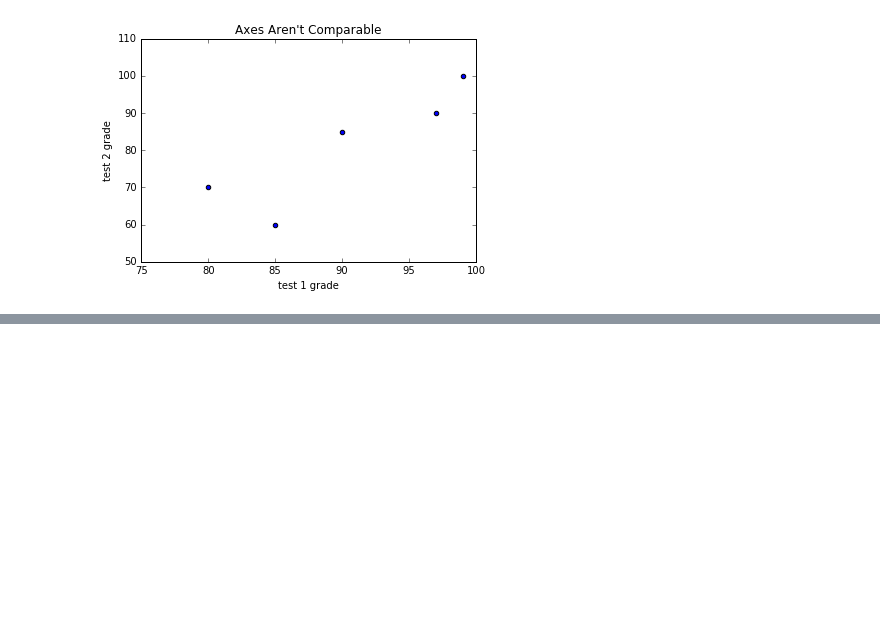
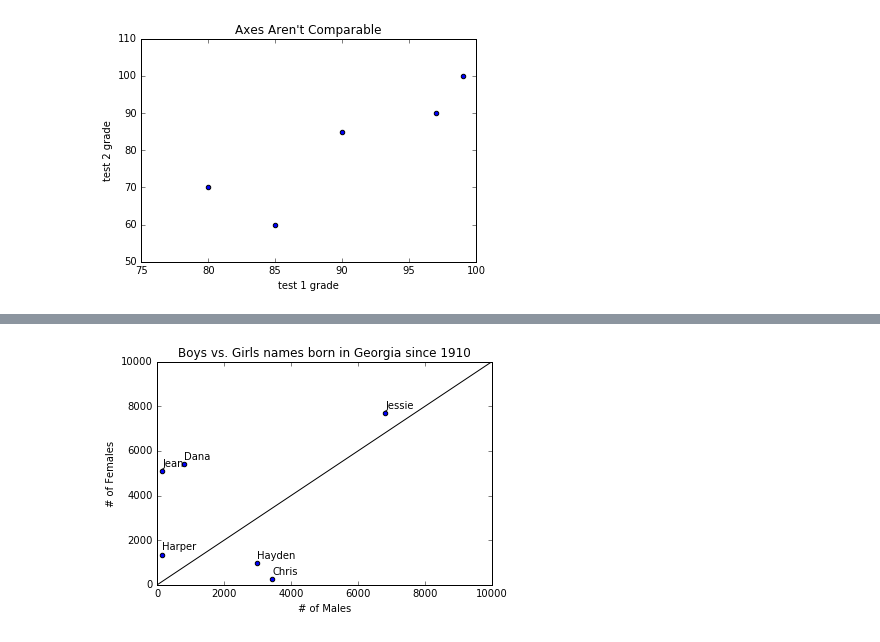
Before and after one commit to tylerburnham42/DataScienceCourseWork, a Jupyter notebook: Project 1/Chapter 2 Visualizing Data.ipynb, the cells around one changed output, grey strips where cells are left out. Saved outputs shown, nothing was run; the diff lists cells and outputs as text; code cells hidden in the pictures; blank space fills up the shorter version.

Commit message:
Added final scatterplot

```diff
--- a/Project 1/Chapter 2 Visualizing Data.ipynb
+++ b/Project 1/Chapter 2 Visualizing Data.ipynb
@@ -245,0 +239,9 @@ plt.show()
+# %%
+table = {}
+for name in Names:
+    male = babies[(babies.Name == name) & ((babies.Gender == 'M'))].values.tolist()[0][2]
+    female = babies[(babies.Name == name) & ((babies.Gender == 'F'))].values.tolist()[0][2]
+    print(name,male,female)
+    table[name] = (male, female)
+
+print(table)
@@ -245,0 +257,23 @@ plt.show()
+# %%
+for name in table:
+    x = table[name][0]
+    y = table[name][1]
+    plt.scatter(x,y)
+    plt.annotate(name,
+        xy=(x, y), # put the label with its point
+        xytext=(0, 5), # but slightly offset
+        textcoords='offset points')
+
+plt.plot([0, 20000], [0, 20000], 'k-', lw=1)
+
+plt.title("Boys vs. Girls names born in Georgia since 1910")
+plt.xlabel("# of Males")
+plt.ylabel("# of Females")
+axes = plt.gca()
+axes.set_xlim([0,10000])
+axes.set_ylim([0,10000])
+
+
+plt.show()
+# %% [output]
+[figure, added]
```
Also changed, not shown: parts of 3 cells of this notebook.
